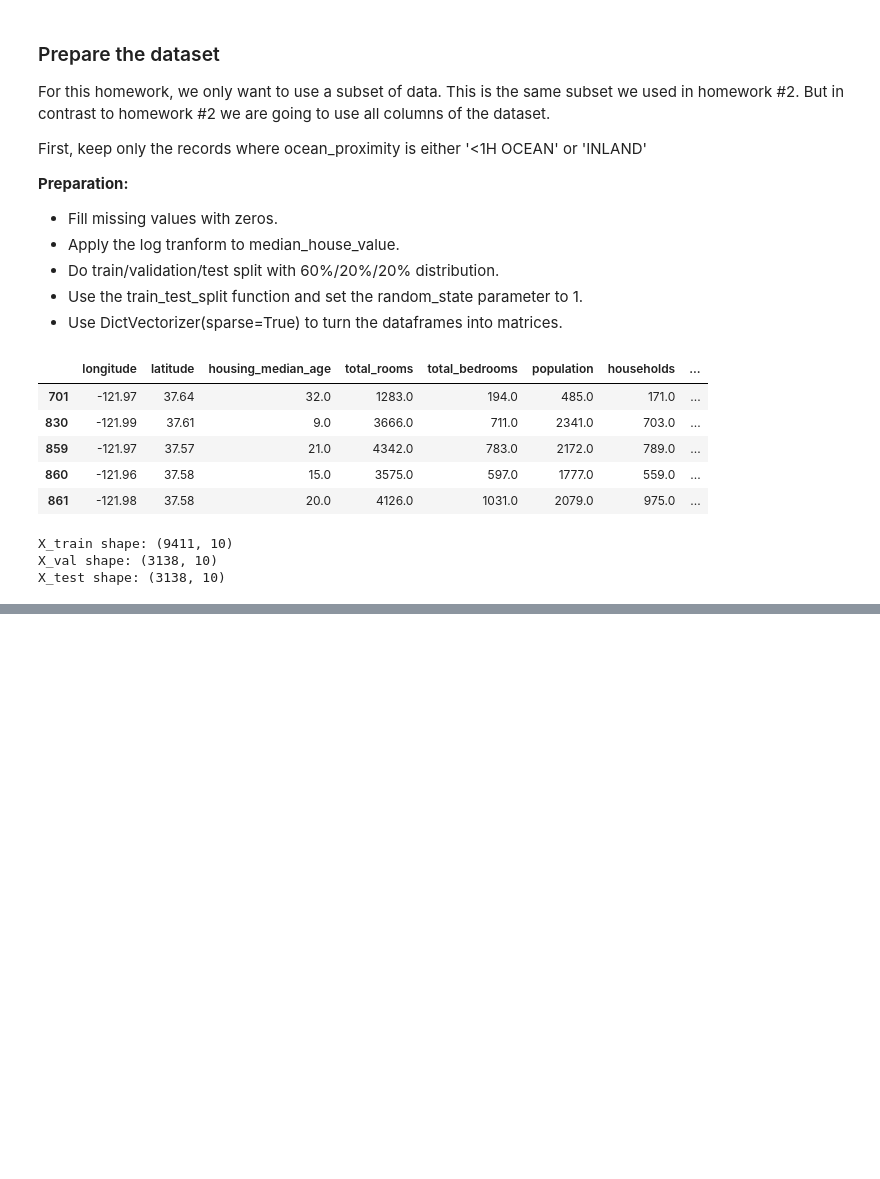
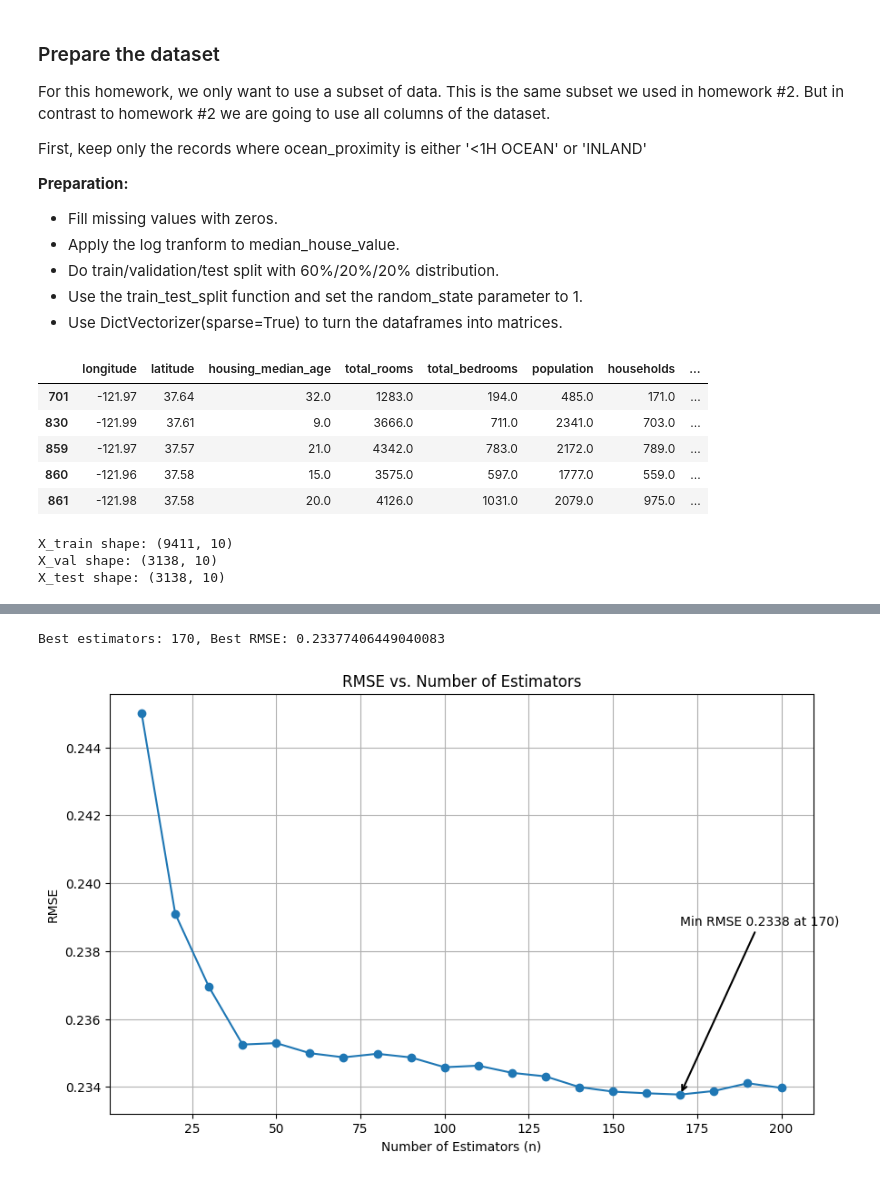
Before and after one commit to ozkary/machine-learning-engineering, a Jupyter notebook: 06-trees/homework.ipynb, the cells around one changed output, grey strips where cells are left out. Drawn from its saved outputs; the diff is of its cells as text; code cells hidden in the pictures; blank space fills up the shorter version.

```diff
--- a/06-trees/homework.ipynb
+++ b/06-trees/homework.ipynb
@@ -147,0 +161,12 @@ RMSE on validation set: 0.0012937498938391813
+# %%
+# Experiment with estimators
+estimators = list(range(10, 200, 10))
+rmse_values = []
+
+for n in estimators:
+    rf_model = RandomForestRegressor(n_estimators=n, random_state=1, n_jobs=-1)
+    rf_model.fit(X_train, y_train)
+    y_val_pred = rf_model.predict(X_val)
+    rmse = mean_squared_error(y_val, y_val_pred, squared=False)
+    rmse_values.append(rmse)
+    print(f'n:{n},RMSE={rmse}')
@@ -147,0 +191,23 @@ RMSE on validation set: 0.0012937498938391813
+# %%
+# Find the point where RMSE stops improving
+min_rmse = min(rmse_values)
+best_estimator = estimators[rmse_values.index(min_rmse)]
+print(f'Best estimators: {best_estimator}, Best RMSE: {min_rmse}')
+
+# Plot the RMSE values against the estimators values
+plt.figure(figsize=(10, 6))
+plt.plot(estimators, rmse_values, marker='o')
+plt.xlabel('Number of Estimators (n)')
+plt.ylabel('RMSE')
+plt.title('RMSE vs. Number of Estimators')
+plt.grid(True)
+
+# Add label for the minimum RMSE point
+plt.annotate(f'Min RMSE {min_rmse:.4f} at {best_estimator})', xy=(best_estimator, min_rmse),
+             xytext=(best_estimator, min_rmse + 0.005),
+             arrowprops=dict(arrowstyle='->', lw=1.5))
+
+plt.show()
+# %% [output]
+Best estimators: 170, Best RMSE: 0.23377406449040083
+[figure, added]
```
Also changed, not shown: parts of 7 cells of this notebook, 1 other file.
